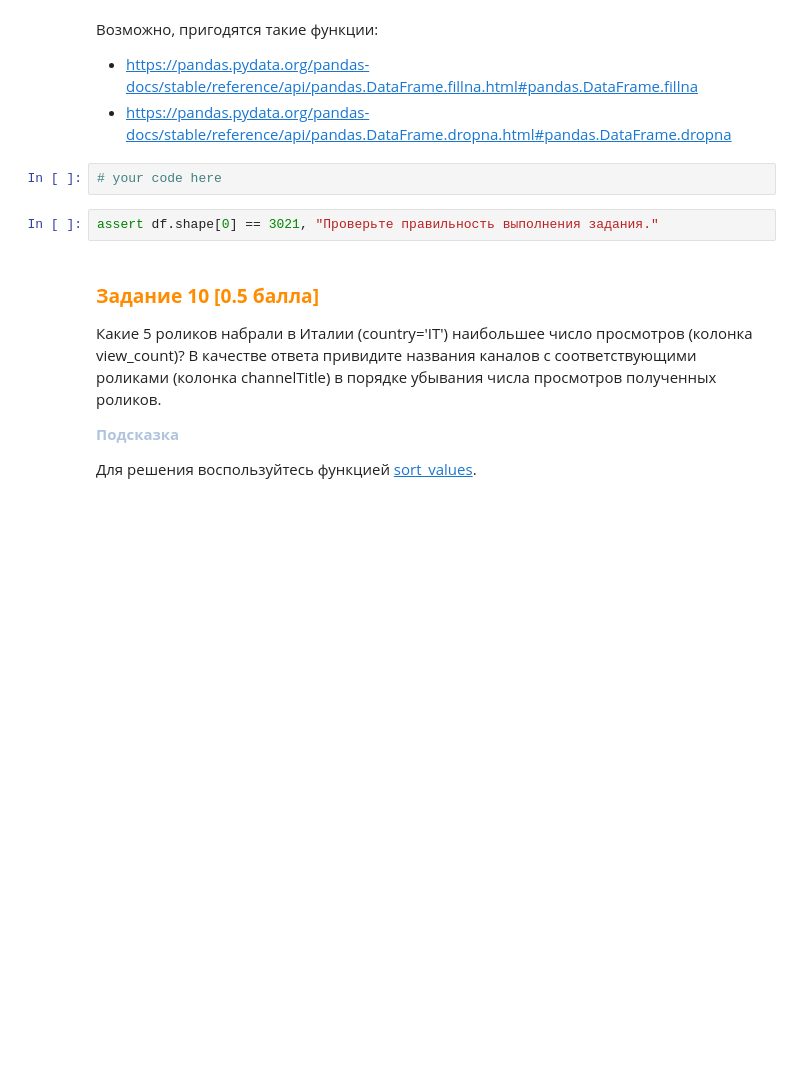
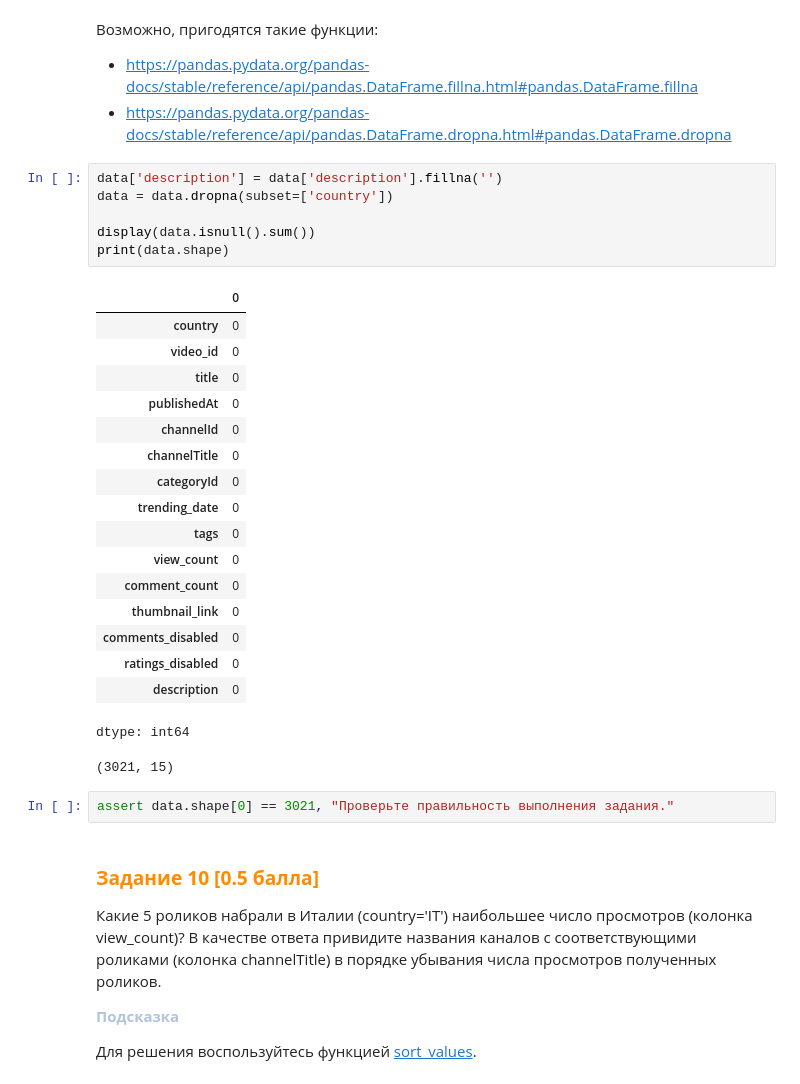
Before and after one commit to h4cck3r/ml_tsk2, a Jupyter notebook: tasks/base_task02/numpy-pandas-matplotlib.ipynb, the cells around one changed output. Cells and saved outputs as stored; diff of their text form; blank space fills up the shorter version.

```diff
--- a/tasks/base_task02/numpy-pandas-matplotlib.ipynb
+++ b/tasks/base_task02/numpy-pandas-matplotlib.ipynb
@@ -351,10 +351,33 @@ dtype: int64
 Возможно, пригодятся такие функции:
 - https://pandas.pydata.org/pandas-docs/stable/reference/api/pandas.DataFrame.fillna.html#pandas.DataFrame.fillna
 - https://pandas.pydata.org/pandas-docs/stable/reference/api/pandas.DataFrame.dropna.html#pandas.DataFrame.dropna
-# %%
-# your code here
+# %%
+data['description'] = data['description'].fillna('')
+data = data.dropna(subset=['country'])
+
+display(data.isnull().sum())
+print(data.shape)
+# %% [output]
+|  | 0 |
+| country | 0 |
+| video_id | 0 |
+| title | 0 |
+| publishedAt | 0 |
+| channelId | 0 |
+| channelTitle | 0 |
+| categoryId | 0 |
+| trending_date | 0 |
+| tags | 0 |
+| view_count | 0 |
+| comment_count | 0 |
+| thumbnail_link | 0 |
+| comments_disabled | 0 |
+| ratings_disabled | 0 |
+| description | 0 |
+dtype: int64
+(3021, 15)
 # %%
-assert df.shape[0] == 3021, "Проверьте правильность выполнения задания."
+assert data.shape[0] == 3021, "Проверьте правильность выполнения задания."
 # %% [markdown]
 ### <font color='DarkOrange'>**Задание 10 [0.5 баллa]**</font>
 
```
Also changed, not shown: parts of 7 cells of this notebook.
